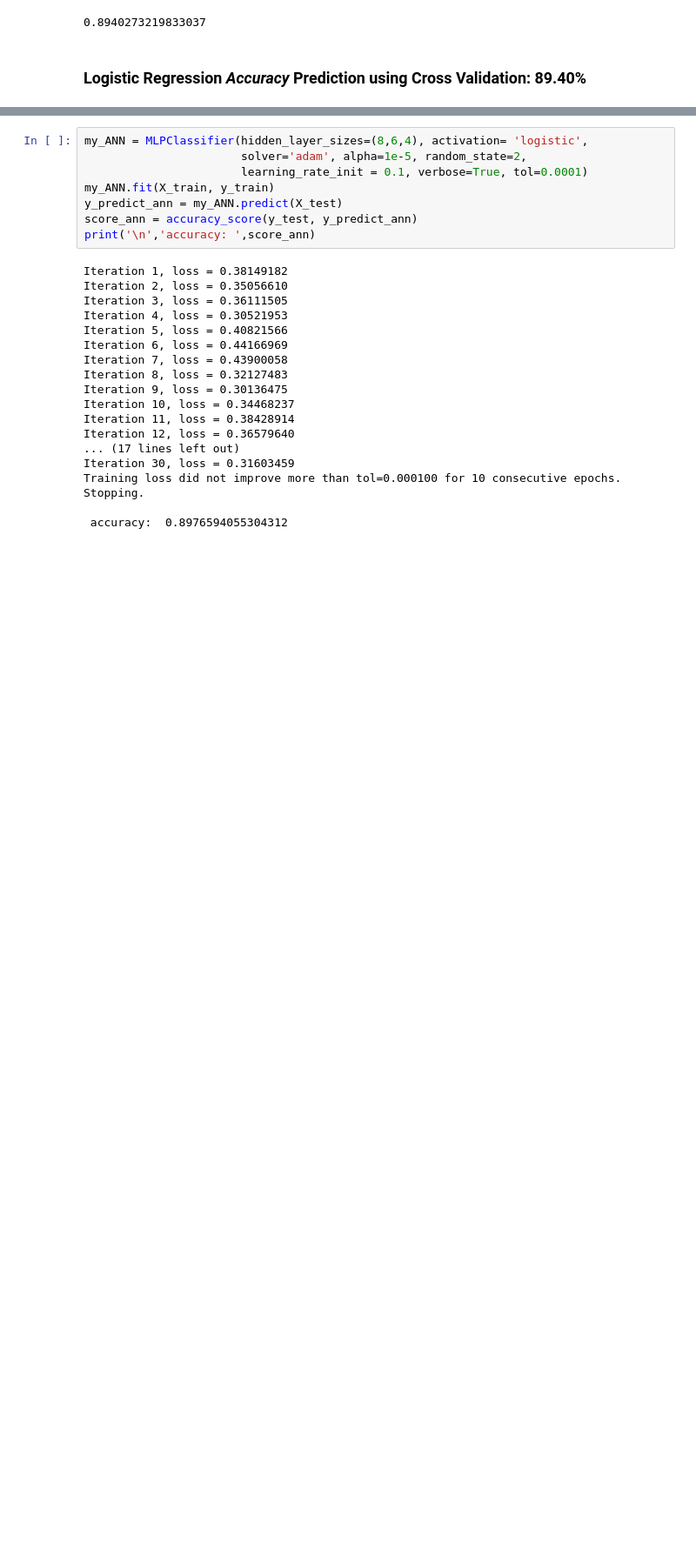
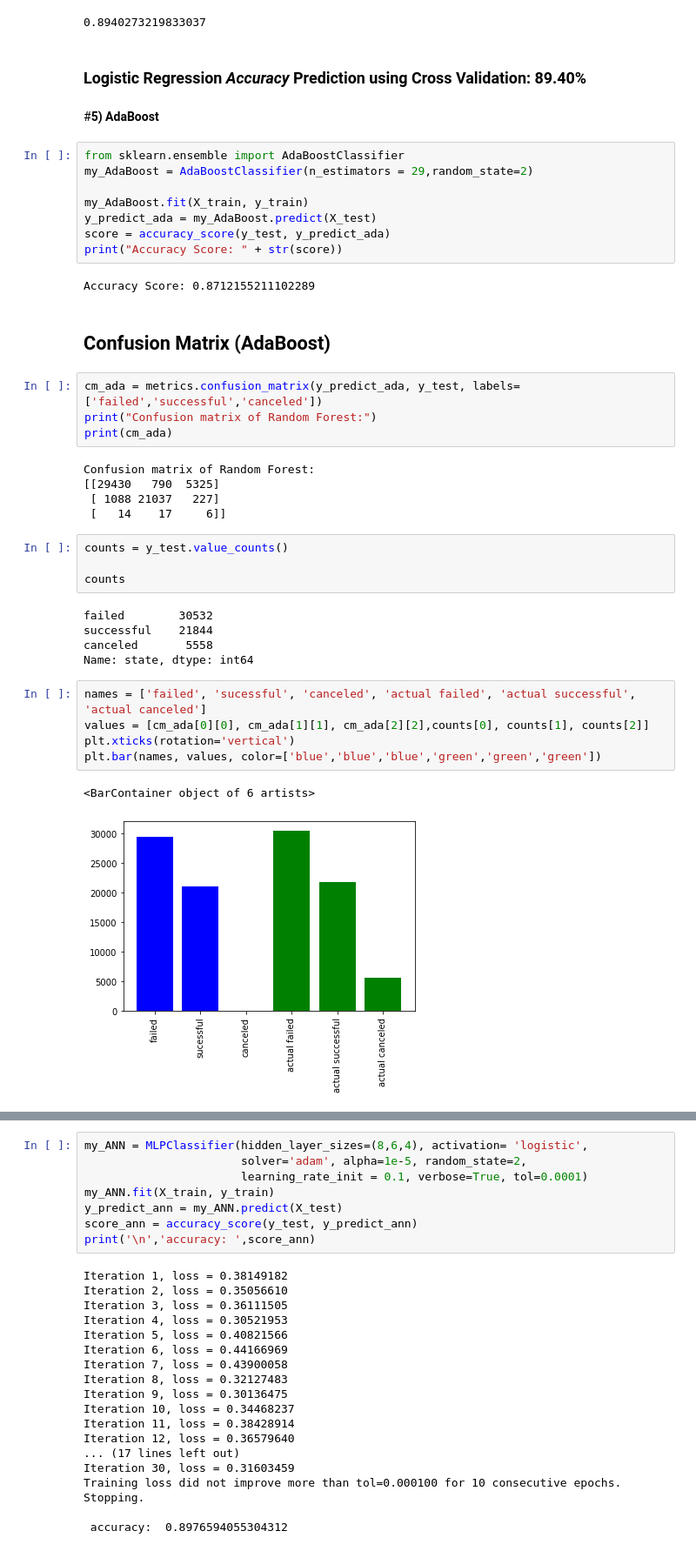
Before and after one commit to amirebmi/kickstarter, a Jupyter notebook: Kickstarter_Project.ipynb, the cells around one changed output, grey strips where cells are left out. Shown at 87% size. Cells and saved outputs as stored; diff of their text form; blank space fills up the shorter version.

```diff
--- a/Kickstarter_Project.ipynb
+++ b/Kickstarter_Project.ipynb
@@ -658,3 +658,43 @@ print(LR_accuracy)
 0.8940273219833037
 # %% [markdown]
 ### **Logistic Regression** *Accuracy* Prediction using **Cross Validation**: **89.40%**
+# %% [markdown]
+#**5) AdaBoost**
+# %%
+from sklearn.ensemble import AdaBoostClassifier
+my_AdaBoost = AdaBoostClassifier(n_estimators = 29,random_state=2)
+
+my_AdaBoost.fit(X_train, y_train)
+y_predict_ada = my_AdaBoost.predict(X_test)
+score = accuracy_score(y_test, y_predict_ada)
+print("Accuracy Score: " + str(score))
+# %% [output]
+Accuracy Score: 0.8712155211102289
+# %% [markdown]
+## **Confusion Matrix (AdaBoost)**
+# %%
+cm_ada = metrics.confusion_matrix(y_predict_ada, y_test, labels=['failed','successful','canceled'])
+print("Confusion matrix of Random Forest:")
+print(cm_ada)
+# %% [output]
+Confusion matrix of Random Forest:
+[[29430   790  5325]
+ [ 1088 21037   227]
+ [   14    17     6]]
+# %%
+counts = y_test.value_counts()
+
+counts
+# %% [output]
+failed        30532
+successful    21844
+canceled       5558
+Name: state, dtype: int64
+# %%
+names = ['failed', 'sucessful', 'canceled', 'actual failed', 'actual successful', 'actual canceled']
+values = [cm_ada[0][0], cm_ada[1][1], cm_ada[2][2],counts[0], counts[1], counts[2]]
+plt.xticks(rotation='vertical')
+plt.bar(names, values, color=['blue','blue','blue','green','green','green'])
+# %% [output]
+<BarContainer object of 6 artists>
+[figure, added]
```
Also changed, not shown: parts of 21 cells of this notebook.
